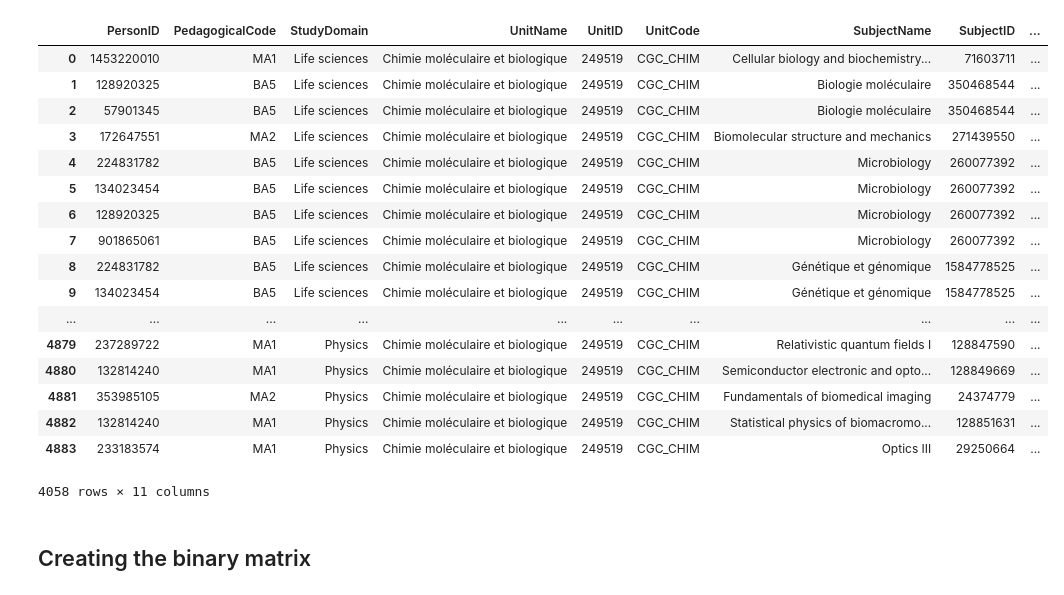
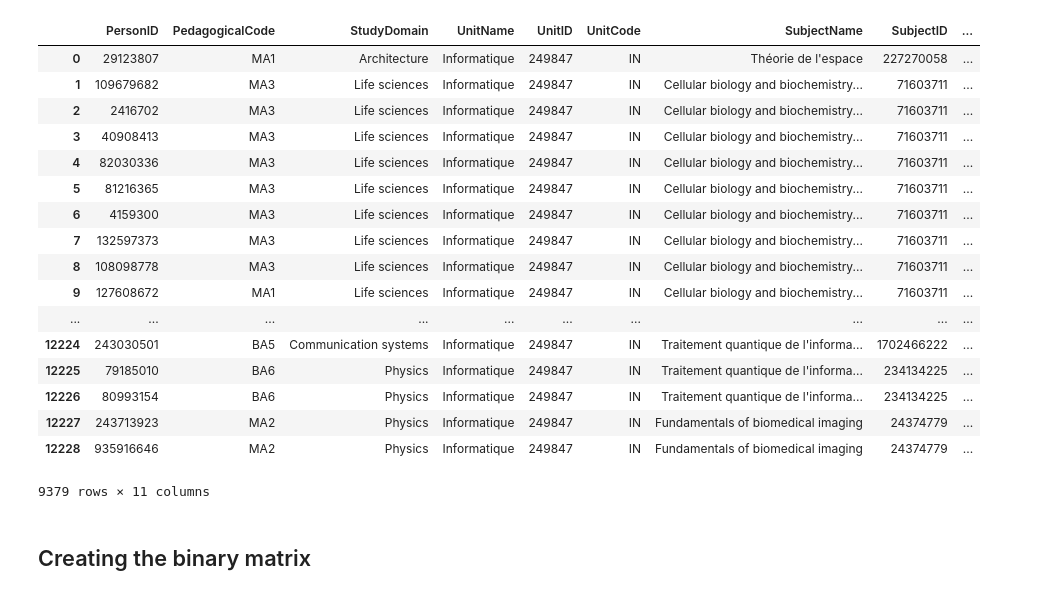
Before and after one commit to LoomisLoud/epfl-course-recommendation, a Jupyter notebook: notebooks/Recommender.ipynb, the cells around one changed output. Saved outputs shown, nothing was run; the diff lists cells and outputs as text; code cells hidden in the pictures.

```diff
--- a/notebooks/Recommender.ipynb
+++ b/notebooks/Recommender.ipynb
@@ -130,52 +129,51 @@ all_info = """
             select distinct
                 PersonID,
                 PedagogicalCode,
                 StudyDomain,
                 UnitName,
                 UnitID,
                 UnitCode,
                 SubjectName,
                 Course_Enrolments.SubjectID,
                 SectionName,
                 CourseCode,
                 YearName
             from
                 Course_Enrolments
                 inner join
                 Course_Codes
                     on Course_Codes.planid = course_enrolments.planid
                     and Course_Codes.subjectid = course_enrolments.subjectid
             where
                 {}
                 and LevelName = "Master"
-            """.format("UnitName = \"{}\"".format(list(units.keys())[2]))
+            """.format("UnitName = \"{}\"".format(list(units.keys())[9]))
 
 all_df = pd.read_sql(all_info, con=db_connection)
 all_df = all_df[~all_df.SubjectName.isin(courses_to_remove)]
-# Removing the SHS courses
 all_df = all_df[~(all_df.StudyDomain.isin(domains_to_remove))]
 # Mapping of subject ids to subject names
 subject_mapping = all_df[['SubjectID', 'SubjectName']].drop_duplicates()
 all_df
 # %% [output]
 |  | PersonID | PedagogicalCode | StudyDomain | UnitName | UnitID | UnitCode | SubjectName | SubjectID | ... |
-| 0 | 1453220010 | MA1 | Life sciences | Chimie moléculaire et biologique | 249519 | CGC_CHIM | Cellular biology and biochemistry... | 71603711 | ... |
-| 1 | 128920325 | BA5 | Life sciences | Chimie moléculaire et biologique | 249519 | CGC_CHIM | Biologie moléculaire | 350468544 | ... |
-| 2 | 57901345 | BA5 | Life sciences | Chimie moléculaire et biologique | 249519 | CGC_CHIM | Biologie moléculaire | 350468544 | ... |
-| 3 | 172647551 | MA2 | Life sciences | Chimie moléculaire et biologique | 249519 | CGC_CHIM | Biomolecular structure and mechanics | 271439550 | ... |
-| 4 | 224831782 | BA5 | Life sciences | Chimie moléculaire et biologique | 249519 | CGC_CHIM | Microbiology | 260077392 | ... |
-| 5 | 134023454 | BA5 | Life sciences | Chimie moléculaire et biologique | 249519 | CGC_CHIM | Microbiology | 260077392 | ... |
-| 6 | 128920325 | BA5 | Life sciences | Chimie moléculaire et biologique | 249519 | CGC_CHIM | Microbiology | 260077392 | ... |
-| 7 | 901865061 | BA5 | Life sciences | Chimie moléculaire et biologique | 249519 | CGC_CHIM | Microbiology | 260077392 | ... |
-| 8 | 224831782 | BA5 | Life sciences | Chimie moléculaire et biologique | 249519 | CGC_CHIM | Génétique et génomique | 1584778525 | ... |
-| 9 | 134023454 | BA5 | Life sciences | Chimie moléculaire et biologique | 249519 | CGC_CHIM | Génétique et génomique | 1584778525 | ... |
+| 0 | 29123807 | MA1 | Architecture | Informatique | 249847 | IN | Théorie de l'espace | 227270058 | ... |
+| 1 | 109679682 | MA3 | Life sciences | Informatique | 249847 | IN | Cellular biology and biochemistry... | 71603711 | ... |
+| 2 | 2416702 | MA3 | Life sciences | Informatique | 249847 | IN | Cellular biology and biochemistry... | 71603711 | ... |
+| 3 | 40908413 | MA3 | Life sciences | Informatique | 249847 | IN | Cellular biology and biochemistry... | 71603711 | ... |
+| 4 | 82030336 | MA3 | Life sciences | Informatique | 249847 | IN | Cellular biology and biochemistry... | 71603711 | ... |
+| 5 | 81216365 | MA3 | Life sciences | Informatique | 249847 | IN | Cellular biology and biochemistry... | 71603711 | ... |
+| 6 | 4159300 | MA3 | Life sciences | Informatique | 249847 | IN | Cellular biology and biochemistry... | 71603711 | ... |
+| 7 | 132597373 | MA3 | Life sciences | Informatique | 249847 | IN | Cellular biology and biochemistry... | 71603711 | ... |
+| 8 | 108098778 | MA3 | Life sciences | Informatique | 249847 | IN | Cellular biology and biochemistry... | 71603711 | ... |
+| 9 | 127608672 | MA1 | Life sciences | Informatique | 249847 | IN | Cellular biology and biochemistry... | 71603711 | ... |
 | ... | ... | ... | ... | ... | ... | ... | ... | ... | ... |
-| 4879 | 237289722 | MA1 | Physics | Chimie moléculaire et biologique | 249519 | CGC_CHIM | Relativistic quantum fields I | 128847590 | ... |
-| 4880 | 132814240 | MA1 | Physics | Chimie moléculaire et biologique | 249519 | CGC_CHIM | Semiconductor electronic and opto... | 128849669 | ... |
-| 4881 | 353985105 | MA2 | Physics | Chimie moléculaire et biologique | 249519 | CGC_CHIM | Fundamentals of biomedical imaging | 24374779 | ... |
-| 4882 | 132814240 | MA1 | Physics | Chimie moléculaire et biologique | 249519 | CGC_CHIM | Statistical physics of biomacromo... | 128851631 | ... |
-| 4883 | 233183574 | MA1 | Physics | Chimie moléculaire et biologique | 249519 | CGC_CHIM | Optics III | 29250664 | ... |
+| 12224 | 243030501 | BA5 | Communication systems | Informatique | 249847 | IN | Traitement quantique de l'informa... | 1702466222 | ... |
+| 12225 | 79185010 | BA6 | Physics | Informatique | 249847 | IN | Traitement quantique de l'informa... | 234134225 | ... |
+| 12226 | 80993154 | BA6 | Physics | Informatique | 249847 | IN | Traitement quantique de l'informa... | 234134225 | ... |
+| 12227 | 243713923 | MA2 | Physics | Informatique | 249847 | IN | Fundamentals of biomedical imaging | 24374779 | ... |
+| 12228 | 935916646 | MA2 | Physics | Informatique | 249847 | IN | Fundamentals of biomedical imaging | 24374779 | ... |
-4058 rows × 11 columns
+9379 rows × 11 columns
 # %% [markdown]
 ## Creating the binary matrix
 # %%
```
Also changed, not shown: parts of 11 cells of this notebook, 18 other files.
